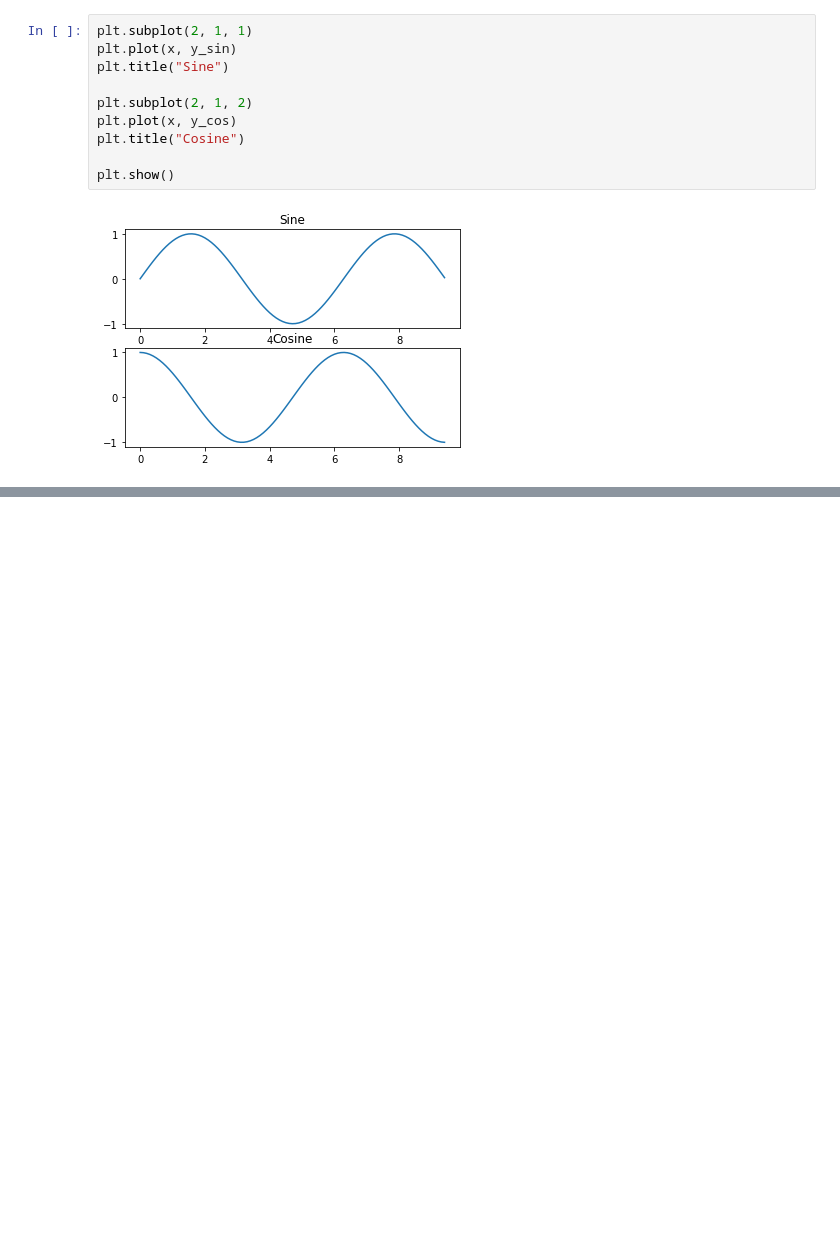
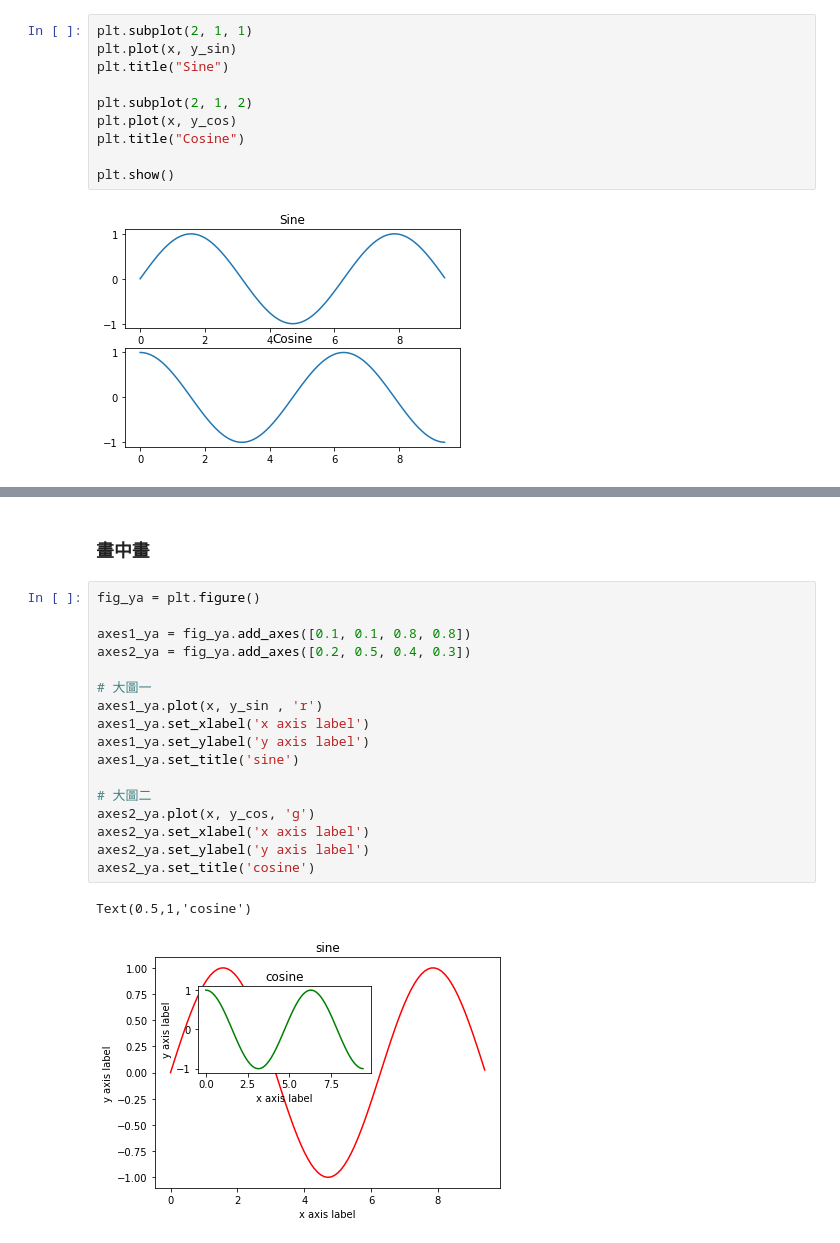
Before and after one commit to yuting3656/aiacademy, a Jupyter notebook: week1/matplotlib_practice.ipynb, the cells around one changed output, grey strips where cells are left out. Cells and saved outputs as stored; diff of their text form; blank space fills up the shorter version.

```diff
--- a/week1/matplotlib_practice.ipynb
+++ b/week1/matplotlib_practice.ipynb
@@ -76,0 +174,22 @@ plt.show()
+# %% [markdown]
+### 畫中畫
+# %%
+fig_ya = plt.figure()
+
+axes1_ya = fig_ya.add_axes([0.1, 0.1, 0.8, 0.8])
+axes2_ya = fig_ya.add_axes([0.2, 0.5, 0.4, 0.3])
+
+# 大圖一
+axes1_ya.plot(x, y_sin , 'r')
+axes1_ya.set_xlabel('x axis label')
+axes1_ya.set_ylabel('y axis label')
+axes1_ya.set_title('sine')
+
+# 大圖二
+axes2_ya.plot(x, y_cos, 'g')
+axes2_ya.set_xlabel('x axis label')
+axes2_ya.set_ylabel('y axis label')
+axes2_ya.set_title('cosine')
+# %% [output]
+Text(0.5,1,'cosine')
+[figure, added]
```
Also changed, not shown: parts of 10 cells of this notebook, 9 other files.
